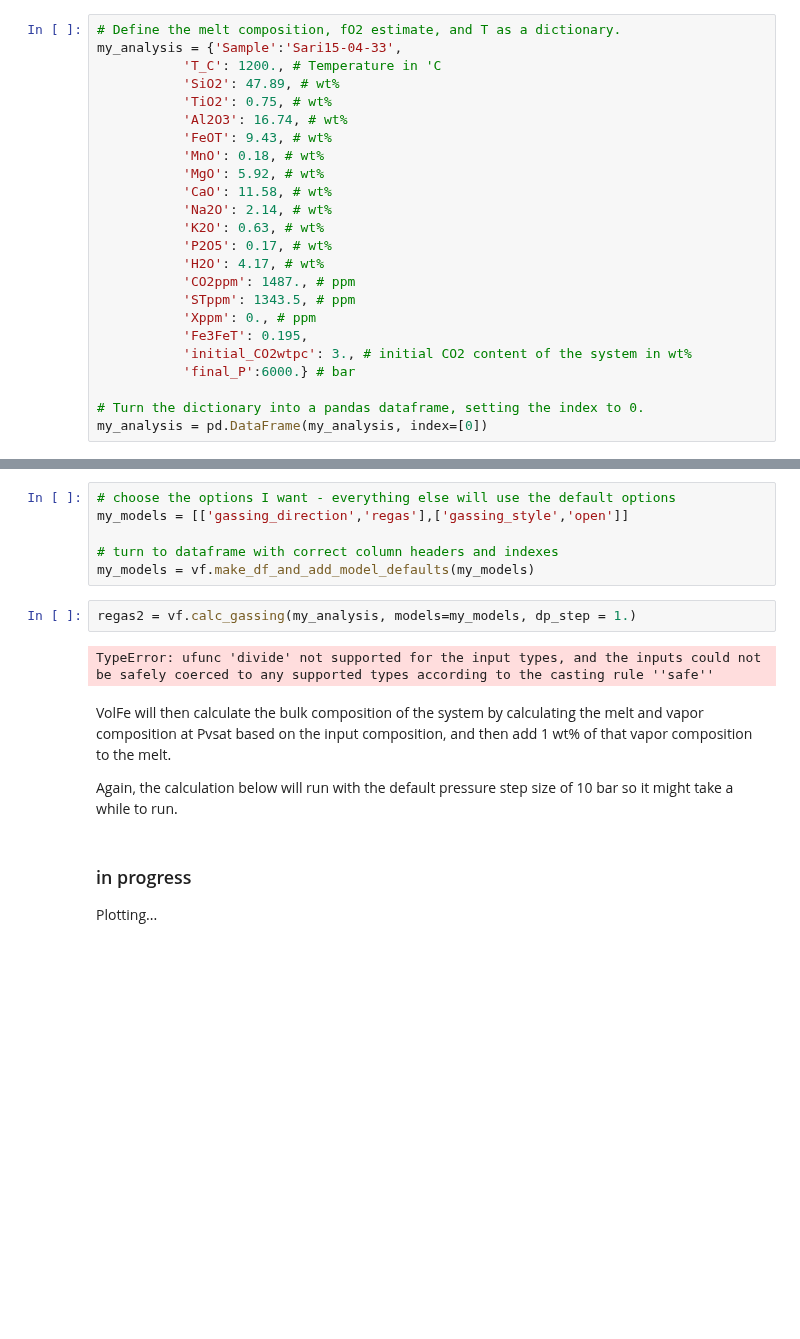
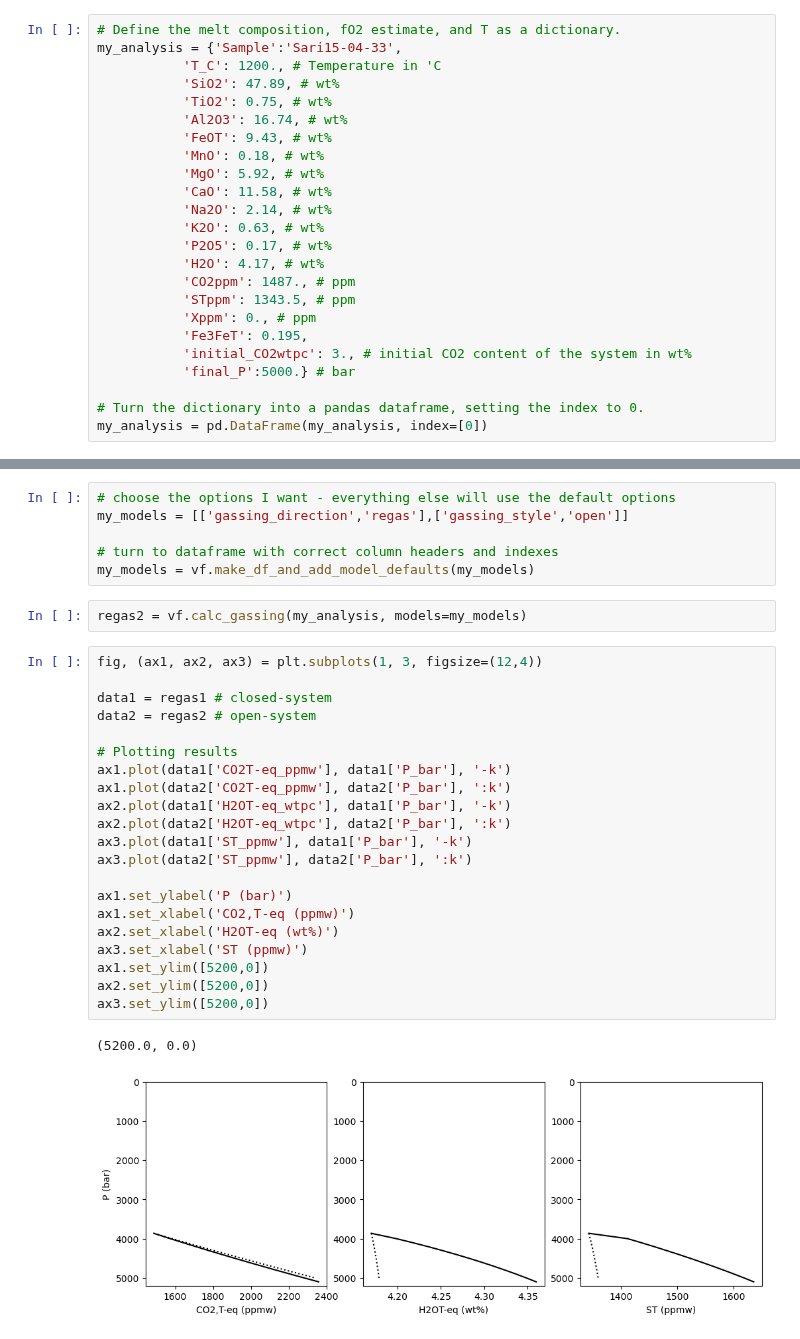
Before and after one commit to eryhughes/VolFe, a Jupyter notebook: docs/Examples/2d. regas.ipynb, the cells around one changed output, grey strips where cells are left out. Saved outputs shown, nothing was run; the diff lists cells and outputs as text; blank space fills up the shorter version.

```diff
--- a/docs/Examples/2d. regas.ipynb
+++ b/docs/Examples/2d. regas.ipynb
@@ -43,7 +43,7 @@ my_analysis = {'Sample':'Sari15-04-33',
            'Xppm': 0., # ppm
            'Fe3FeT': 0.195,
            'initial_CO2wtpc': 3., # initial CO2 content of the system in wt%
-           'final_P':6000.} # bar
+           'final_P':5000.} # bar
 
 # Turn the dictionary into a pandas dataframe, setting the index to 0.
 my_analysis = pd.DataFrame(my_analysis, index=[0])
@@ -77,13 +75,28 @@ my_models = [['gassing_direction','regas'],['gassing_style','open']]
 # turn to dataframe with correct column headers and indexes
 my_models = vf.make_df_and_add_model_defaults(my_models)
 # %%
-regas2 = vf.calc_gassing(my_analysis, models=my_models, dp_step = 1.)
+regas2 = vf.calc_gassing(my_analysis, models=my_models)
-# %% [output]
-TypeError: ufunc 'divide' not supported for the input types, and the inputs could not be safely coerced to any supported types according to the casting rule ''safe''
-# %% [markdown]
-VolFe will then calculate the bulk composition of the system by calculating the melt and vapor composition at Pvsat based on the input composition, and then add 1 wt% of that vapor composition to the melt.
-
-Again, the calculation below will run with the default pressure step size of 10 bar so it might take a while to run.
-# %% [markdown]
-### in progress ###
-Plotting...
+# %%
+fig, (ax1, ax2, ax3) = plt.subplots(1, 3, figsize=(12,4))
+
+data1 = regas1 # closed-system
+data2 = regas2 # open-system
+
+# Plotting results
+ax1.plot(data1['CO2T-eq_ppmw'], data1['P_bar'], '-k')
+ax1.plot(data2['CO2T-eq_ppmw'], data2['P_bar'], ':k')
+ax2.plot(data1['H2OT-eq_wtpc'], data1['P_bar'], '-k')
+ax2.plot(data2['H2OT-eq_wtpc'], data2['P_bar'], ':k')
+ax3.plot(data1['ST_ppmw'], data1['P_bar'], '-k')
+ax3.plot(data2['ST_ppmw'], data2['P_bar'], ':k')
+
+ax1.set_ylabel('P (bar)')
+ax1.set_xlabel('CO2,T-eq (ppmw)')
+ax2.set_xlabel('H2OT-eq (wt%)')
+ax3.set_xlabel('ST (ppmw)')
+ax1.set_ylim([5200,0])
+ax2.set_ylim([5200,0])
+ax3.set_ylim([5200,0])
+# %% [output]
+(5200.0, 0.0)
+[figure, added]
```
Also changed, not shown: parts of 2 cells of this notebook.
